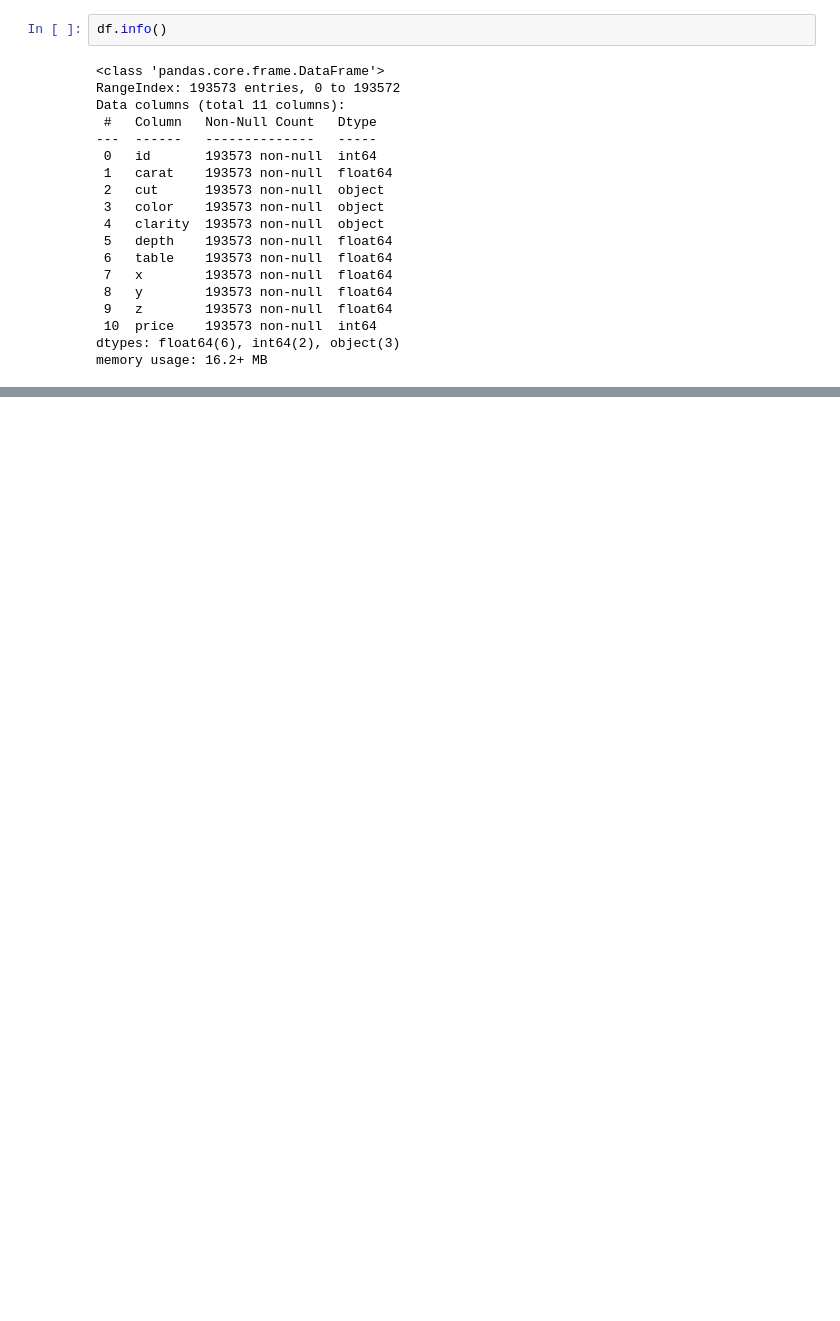
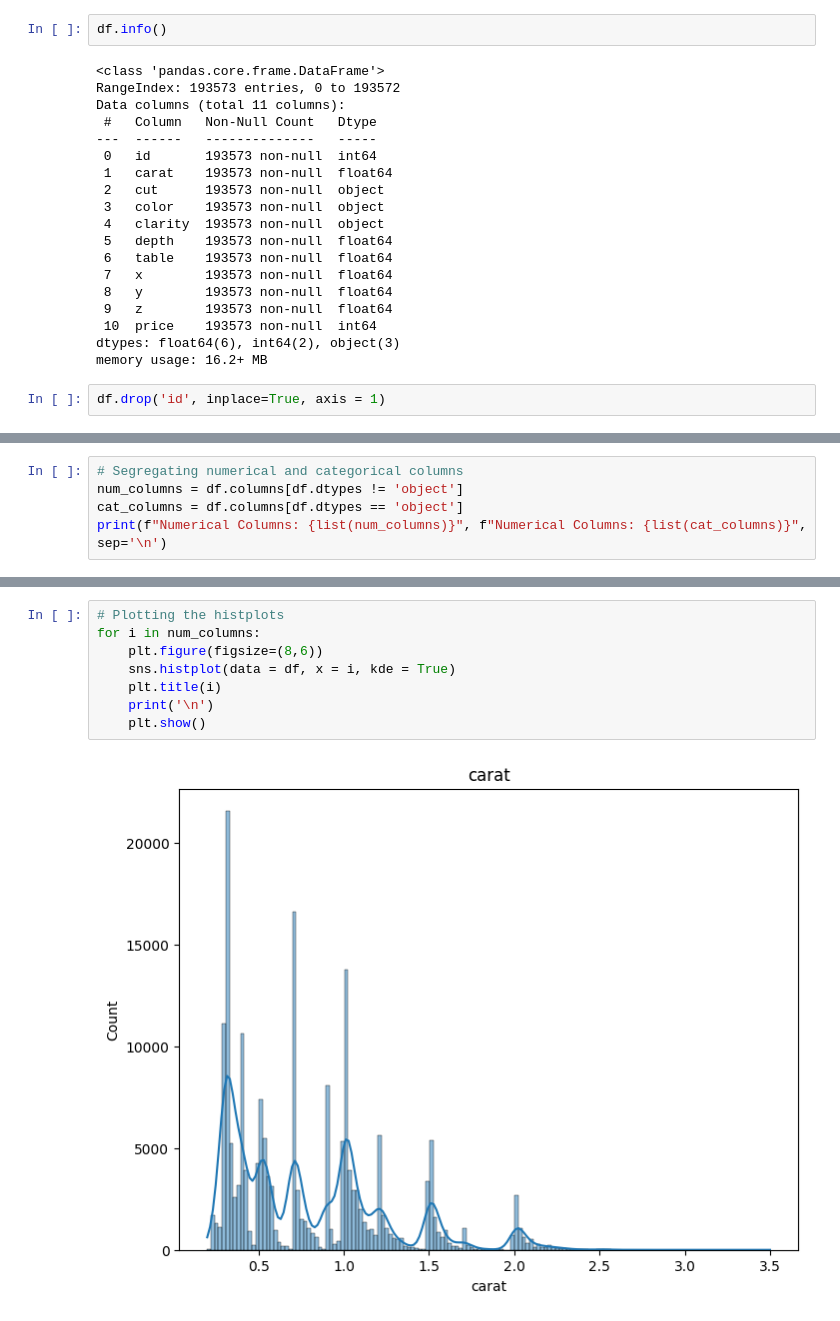
Before and after one commit to shubhankar567/Diamond_Price_Prediction_System, a Jupyter notebook: notebooks/EDA.ipynb, the cells around one changed output, grey strips where cells are left out. Drawn from its saved outputs; the diff is of its cells as text; blank space fills up the shorter version.

```diff
--- a/notebooks/EDA.ipynb
+++ b/notebooks/EDA.ipynb
@@ -31,4 +55,6 @@ Data columns (total 11 columns):
  10  price    193573 non-null  int64
 dtypes: float64(6), int64(2), object(3)
 memory usage: 16.2+ MB
+# %%
+df.drop('id', inplace=True, axis = 1)
 # %%
@@ -37,0 +84,5 @@ df.shape
+# %%
+# Segregating numerical and categorical columns
+num_columns = df.columns[df.dtypes != 'object']
+cat_columns = df.columns[df.dtypes == 'object']
+print(f"Numerical Columns: {list(num_columns)}", f"Numerical Columns: {list(cat_columns)}", sep='\n')
@@ -37,0 +147,10 @@ df.shape
+# %%
+# Plotting the histplots
+for i in num_columns:
+    plt.figure(figsize=(8,6))
+    sns.histplot(data = df, x = i, kde = True)
+    plt.title(i)
+    print('\n')
+    plt.show()
+# %% [output]
+[figure, added]
```
Also changed, not shown: parts of 21 cells of this notebook, 4 other files.
